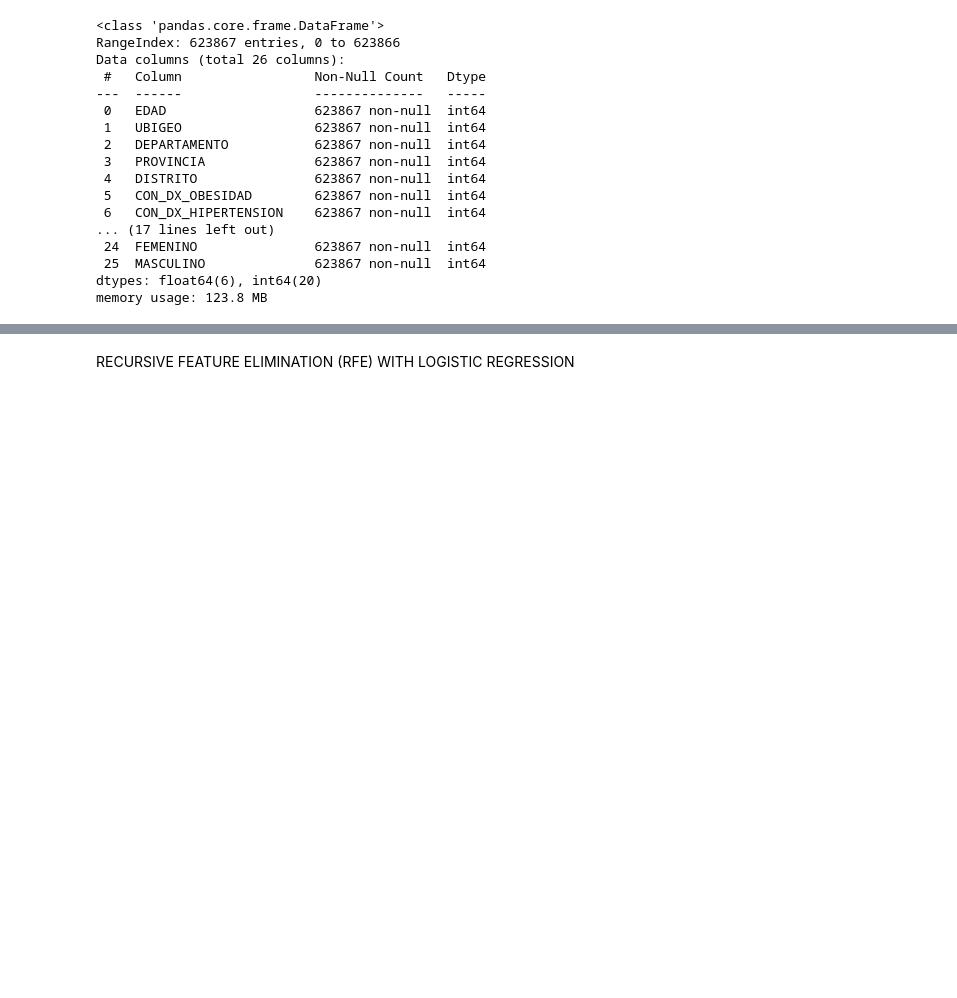
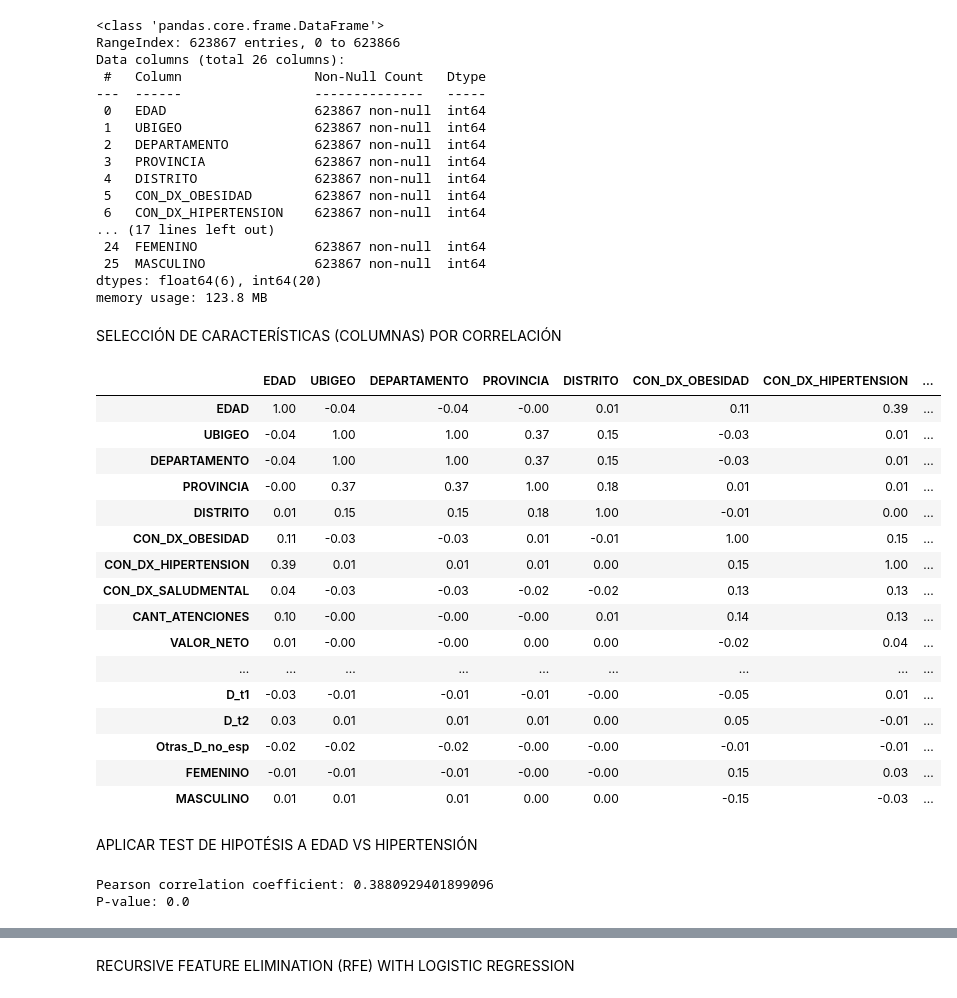
Before and after one commit to Sergius-DS/elecciOn_datasets, a Jupyter notebook: diabetes_EDA_Limpieza_30_Nov2024.ipynb, the cells around one changed output, grey strips where cells are left out. Saved outputs shown, nothing was run; the diff lists cells and outputs as text; code cells hidden in the pictures; blank space fills up the shorter version.

```diff
--- a/diabetes_EDA_Limpieza_30_Nov2024.ipynb
+++ b/diabetes_EDA_Limpieza_30_Nov2024.ipynb
@@ -844,3 +658,37 @@ Data columns (total 26 columns):
  25  MASCULINO              623867 non-null  int64
 dtypes: float64(6), int64(20)
 memory usage: 123.8 MB
+# %% [markdown]
+SELECCIÓN DE CARACTERÍSTICAS (COLUMNAS) POR CORRELACIÓN
+# %%
+caracteristicas_importantes.corr()
+# %% [output]
+|  | EDAD | UBIGEO | DEPARTAMENTO | PROVINCIA | DISTRITO | CON_DX_OBESIDAD | CON_DX_HIPERTENSION | ... |
+| EDAD | 1.00 | -0.04 | -0.04 | -0.00 | 0.01 | 0.11 | 0.39 | ... |
+| UBIGEO | -0.04 | 1.00 | 1.00 | 0.37 | 0.15 | -0.03 | 0.01 | ... |
+| DEPARTAMENTO | -0.04 | 1.00 | 1.00 | 0.37 | 0.15 | -0.03 | 0.01 | ... |
+| PROVINCIA | -0.00 | 0.37 | 0.37 | 1.00 | 0.18 | 0.01 | 0.01 | ... |
+| DISTRITO | 0.01 | 0.15 | 0.15 | 0.18 | 1.00 | -0.01 | 0.00 | ... |
+| CON_DX_OBESIDAD | 0.11 | -0.03 | -0.03 | 0.01 | -0.01 | 1.00 | 0.15 | ... |
+| CON_DX_HIPERTENSION | 0.39 | 0.01 | 0.01 | 0.01 | 0.00 | 0.15 | 1.00 | ... |
+| CON_DX_SALUDMENTAL | 0.04 | -0.03 | -0.03 | -0.02 | -0.02 | 0.13 | 0.13 | ... |
+| CANT_ATENCIONES | 0.10 | -0.00 | -0.00 | -0.00 | 0.01 | 0.14 | 0.13 | ... |
+| VALOR_NETO | 0.01 | -0.00 | -0.00 | 0.00 | 0.00 | -0.02 | 0.04 | ... |
+| ... | ... | ... | ... | ... | ... | ... | ... | ... |
+| D_t1 | -0.03 | -0.01 | -0.01 | -0.01 | -0.00 | -0.05 | 0.01 | ... |
+| D_t2 | 0.03 | 0.01 | 0.01 | 0.01 | 0.00 | 0.05 | -0.01 | ... |
+| Otras_D_no_esp | -0.02 | -0.02 | -0.02 | -0.00 | -0.00 | -0.01 | -0.01 | ... |
+| FEMENINO | -0.01 | -0.01 | -0.01 | -0.00 | -0.00 | 0.15 | 0.03 | ... |
+| MASCULINO | 0.01 | 0.01 | 0.01 | 0.00 | 0.00 | -0.15 | -0.03 | ... |
+# %% [markdown]
+APLICAR TEST DE HIPOTÉSIS A EDAD VS HIPERTENSIÓN
+# %%
+# Calculate the Pearson correlation coefficient and p-value
+
+correlation_coefficient, p_value = stats.pearsonr(caracteristicas_importantes['EDAD'], caracteristicas_importantes['CON_DX_HIPERTENSION'])
+
+print(f"Pearson correlation coefficient: {correlation_coefficient}")
+print(f"P-value: {p_value}")
+# %% [output]
+Pearson correlation coefficient: 0.3880929401899096
+P-value: 0.0
```
Also changed, not shown: parts of 17 cells of this notebook.
